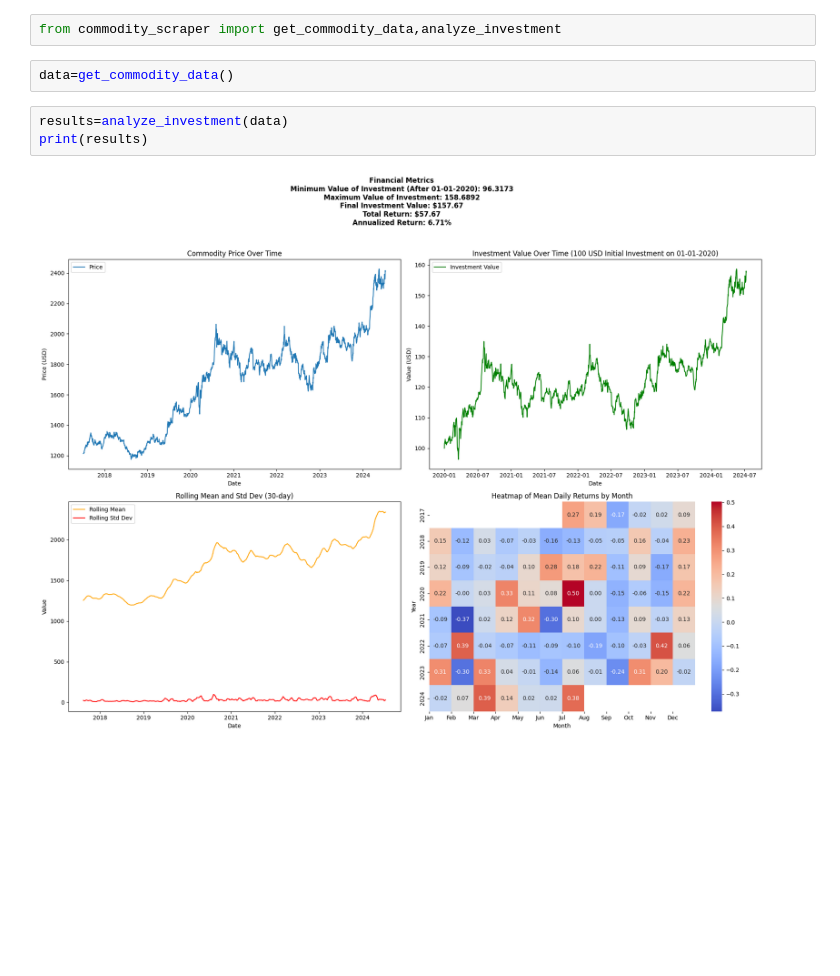
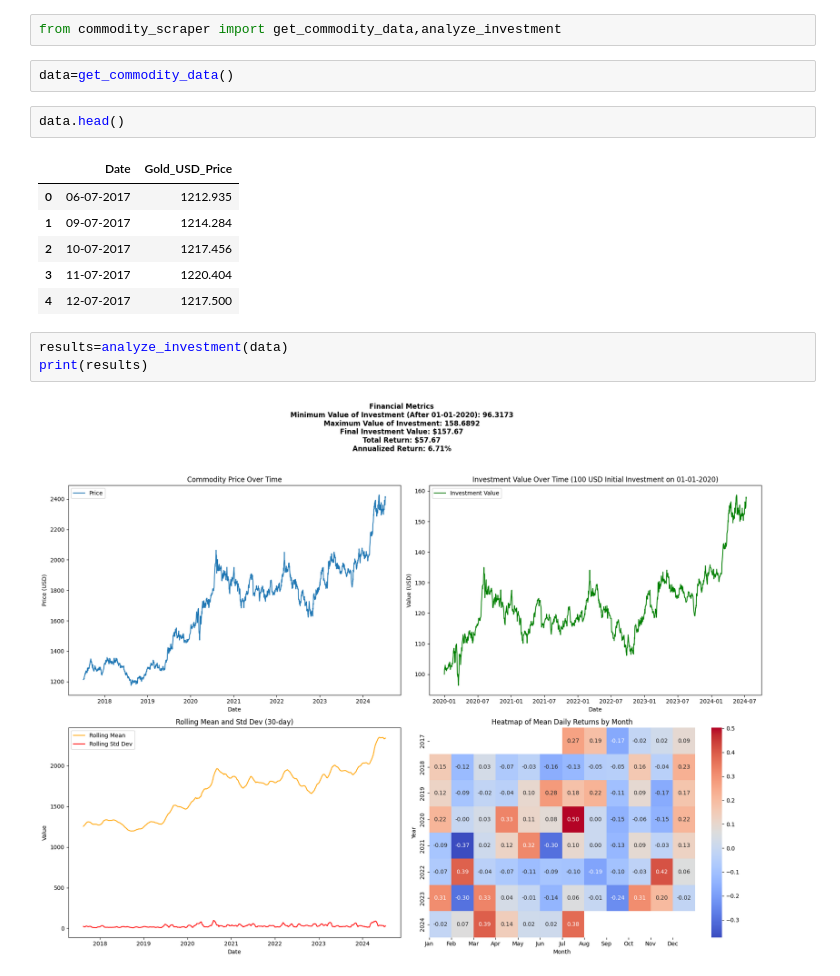
Before and after one commit to Emirtatlici/CommodityInvestmentTracker-CIT, a Jupyter notebook: usage_of_commodity_scraper.ipynb, the cells around one changed output. Drawn from its saved outputs; the diff is of its cells as text; blank space fills up the shorter version.

```diff
--- a/usage_of_commodity_scraper.ipynb
+++ b/usage_of_commodity_scraper.ipynb
@@ -2,6 +2,15 @@
 from commodity_scraper import get_commodity_data,analyze_investment
 # %%
 data=get_commodity_data()
+# %%
+data.head()
+# %% [output]
+|  | Date | Gold_USD_Price |
+| 0 | 06-07-2017 | 1212.935 |
+| 1 | 09-07-2017 | 1214.284 |
+| 2 | 10-07-2017 | 1217.456 |
+| 3 | 11-07-2017 | 1220.404 |
+| 4 | 12-07-2017 | 1217.500 |
 # %%
 results=analyze_investment(data)
 print(results)
```
